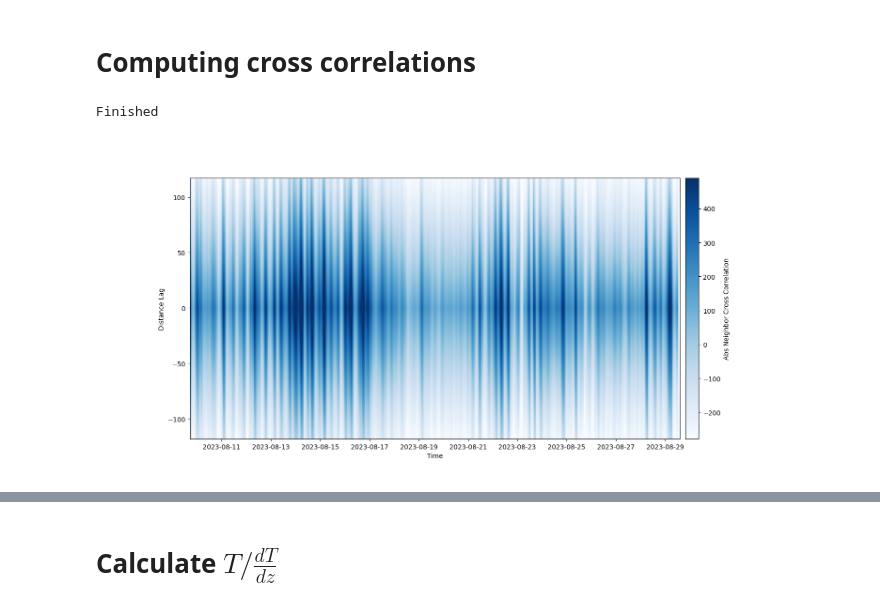
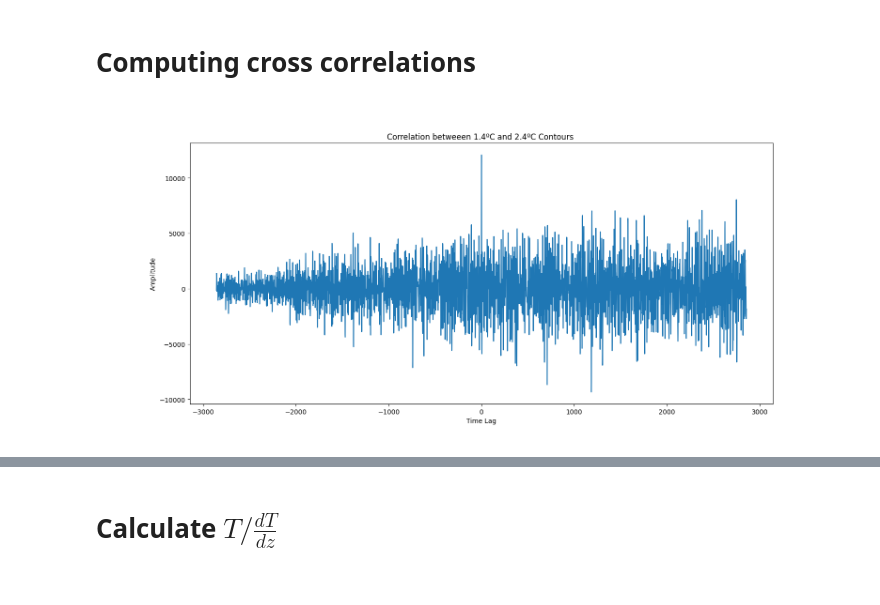
Before and after one commit to ericeberg3/UW_research, a Jupyter notebook: DTS_large_scale.ipynb, the cells around one changed output, grey strips where cells are left out. Cells and saved outputs as stored; diff of their text form; code cells hidden in the pictures.

Commit message:
Added some cross correlation stuff which is interesting to look at. Also looked at contours of the dT/dt data

```diff
--- a/DTS_large_scale.ipynb
+++ b/DTS_large_scale.ipynb
@@ -214,32 +224,22 @@ plt.show()
 # %% [markdown]
 # Computing cross correlations
 # %%
-corr_matrix = np.empty(np.shape(filtered_arr))
-lags = scipy.signal.correlation_lags(len(filtered_arr[0, :]), len(filtered_arr[1, :]), mode='same')
-for i in range(len(filtered_arr[:, 0])):
-    try:
-        corr_matrix[i, :] = corr_matrix[i, :] - np.mean(corr_matrix[i, :])
-        corr_matrix[i, :] = corr_matrix[i + 1, :] - np.mean(corr_matrix[i + 1, :])
-        corr_matrix[i, :] = np.correlate(filtered_arr[i, :], filtered_arr[i + 1, :], mode='same')
-    except: print('Finished')
-corr_matrix = corr_matrix - np.median(corr_matrix)
+corr_indices = [0, 2]
+correlated_contour = np.empty(np.shape(contour_points_arr[0]))
+lags = scipy.signal.correlation_lags(len(contour_points_arr[0]), len(contour_points_arr[1]), mode='same')
+correlated_contour = np.correlate(contours_filtered[corr_indices[0]], contours_filtered[corr_indices[1]], mode='same')
+
+# correlated_contour = correlated_contour - np.median(correlated_contour)
 
 fig, ax = plt.subplots(figsize=(2.5*6.4,1.5*4.8))
-im1 = ax.imshow(corr_matrix.T, origin='lower',
-           aspect='auto',
-            extent=[plot_times[0], plot_times[-1],
-                   lags[0], lags[-1]],
-            cmap='Blues',
-            vmin=np.percentile(corr_matrix[~np.isnan(corr_matrix)],1),
-            vmax=np.percentile(corr_matrix[~np.isnan(corr_matrix)],99),
-            )
+plt.plot(lags, correlated_contour)
+# plt.plot(contour_points_arr[0])
+# plt.plot(contour_points_arr[1])
 
-ax.set_ylabel('Distance Lag')
-ax.set_xlabel('Time')
+ax.set_ylabel('Amplitude')
+ax.set_xlabel('Time Lag')
+ax.set_title('Correlation betweeen ' + contour_values_legend[corr_indices[0]] + ' and ' + contour_values_legend[corr_indices[1]] + ' Contours ')
 
-cbar = fig.colorbar(im1, pad=0.01)
-cbar.set_label('Abs Neighbor Cross Correlation')
 plt.show()
 # %% [output]
-Finished
-[figure, old version]
+[figure, new version]
```
Also changed, not shown: parts of 4 cells of this notebook, 1 other file.
